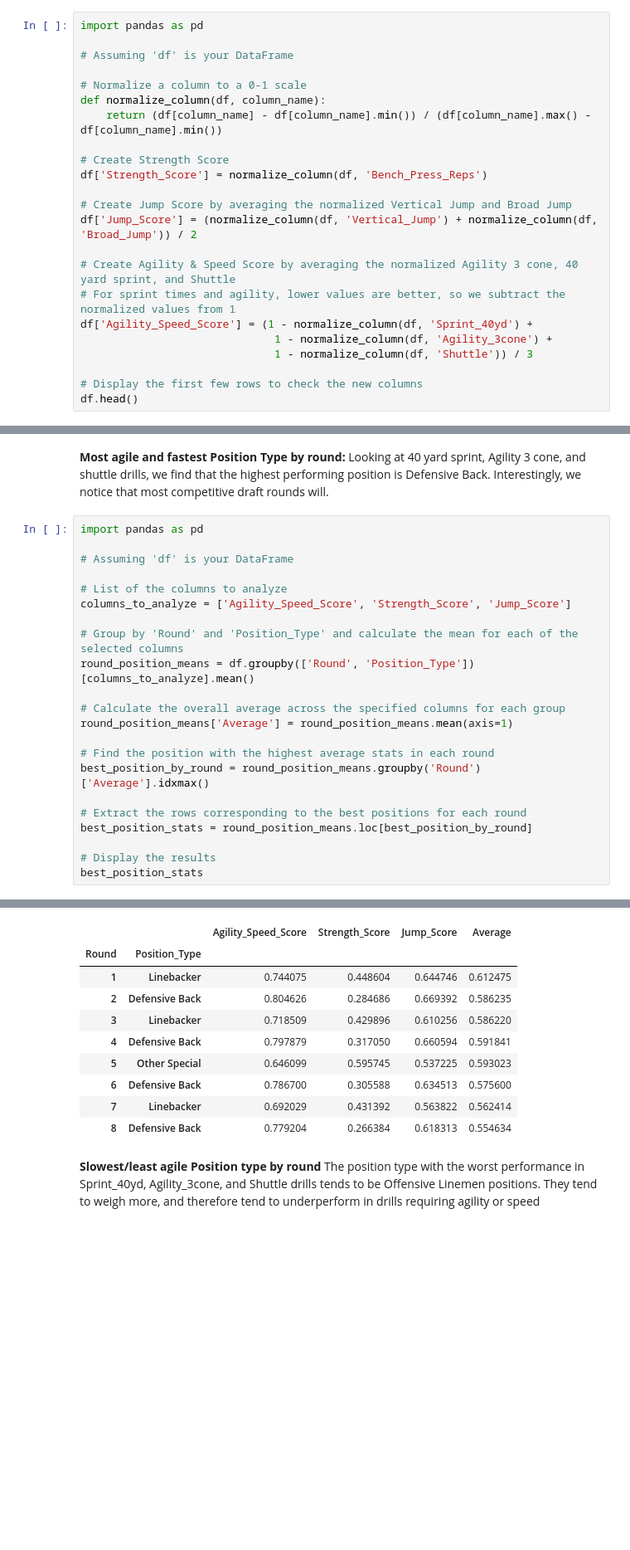
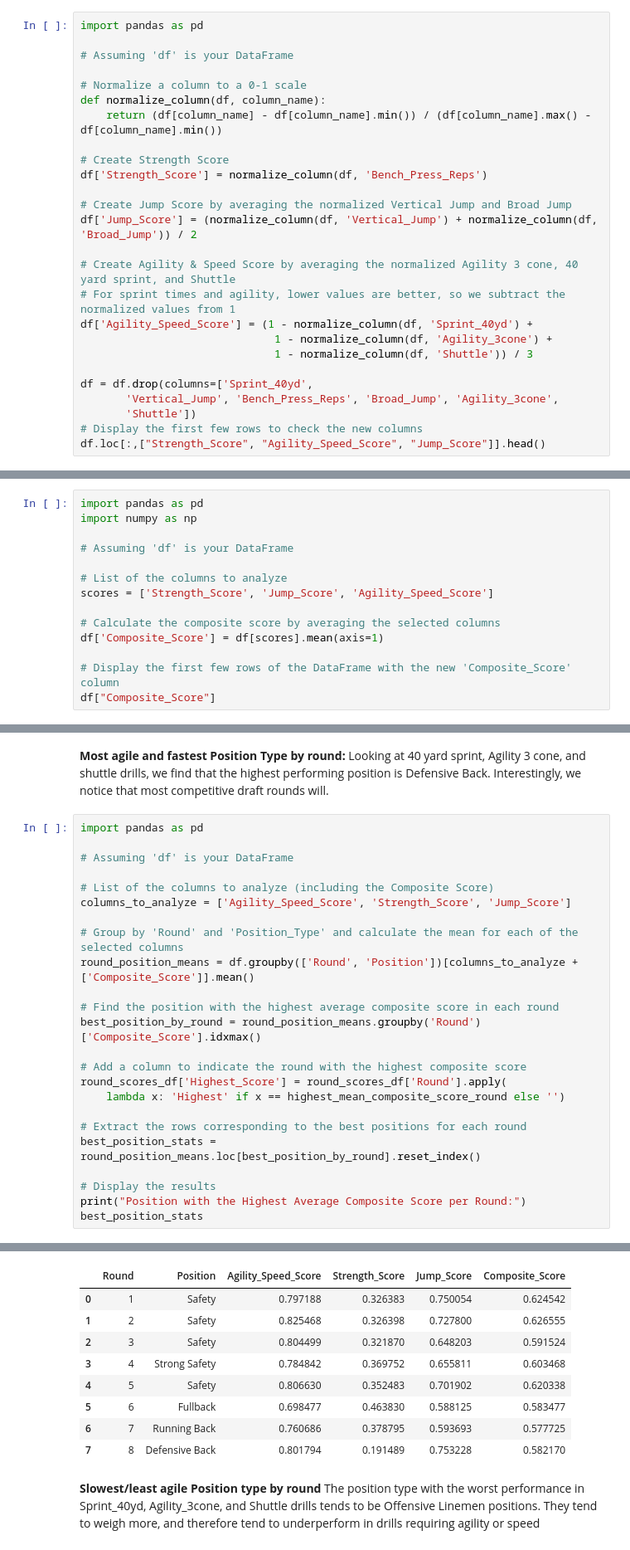
Before and after one commit to Gregcrooks75/NFL_analysis, a Jupyter notebook: NFL Project.ipynb, the cells around one changed output, grey strips where cells are left out. Shown at 83% size. Cells and saved outputs as stored; diff of their text form; blank space fills up the shorter version.

```diff
--- a/NFL Project.ipynb
+++ b/NFL Project.ipynb
@@ -736,6 +759,9 @@ df['Agility_Speed_Score'] = (1 - normalize_column(df, 'Sprint_40yd') +
                               1 - normalize_column(df, 'Agility_3cone') +
                               1 - normalize_column(df, 'Shuttle')) / 3
 
+df = df.drop(columns=['Sprint_40yd',
+       'Vertical_Jump', 'Bench_Press_Reps', 'Broad_Jump', 'Agility_3cone',
+       'Shuttle'])
 # Display the first few rows to check the new columns
-df.head()
+df.loc[:,["Strength_Score", "Agility_Speed_Score", "Jump_Score"]].head()
 # %% [output]
@@ -748,0 +776,14 @@ df.head()
+# %%
+import pandas as pd
+import numpy as np
+
+# Assuming 'df' is your DataFrame
+
+# List of the columns to analyze
+scores = ['Strength_Score', 'Jump_Score', 'Agility_Speed_Score']
+
+# Calculate the composite score by averaging the selected columns
+df['Composite_Score'] = df[scores].mean(axis=1)
+
+# Display the first few rows of the DataFrame with the new 'Composite_Score' column
+df["Composite_Score"]
@@ -817,21 +853,23 @@ import pandas as pd
 
 # Assuming 'df' is your DataFrame
 
-# List of the columns to analyze
+# List of the columns to analyze (including the Composite Score)
 columns_to_analyze = ['Agility_Speed_Score', 'Strength_Score', 'Jump_Score']
 
 # Group by 'Round' and 'Position_Type' and calculate the mean for each of the selected columns
-round_position_means = df.groupby(['Round', 'Position_Type'])[columns_to_analyze].mean()
+round_position_means = df.groupby(['Round', 'Position'])[columns_to_analyze + ['Composite_Score']].mean()
 
-# Calculate the overall average across the specified columns for each group
-round_position_means['Average'] = round_position_means.mean(axis=1)
+# Find the position with the highest average composite score in each round
+best_position_by_round = round_position_means.groupby('Round')['Composite_Score'].idxmax()
 
-# Find the position with the highest average stats in each round
-best_position_by_round = round_position_means.groupby('Round')['Average'].idxmax()
+# Add a column to indicate the round with the highest composite score
+round_scores_df['Highest_Score'] = round_scores_df['Round'].apply(
+    lambda x: 'Highest' if x == highest_mean_composite_score_round else '')
 
 # Extract the rows corresponding to the best positions for each round
-best_position_stats = round_position_means.loc[best_position_by_round]
+best_position_stats = round_position_means.loc[best_position_by_round].reset_index()
 
 # Display the results
+print("Position with the Highest Average Composite Score per Round:")
 best_position_stats
 # %% [output]
@@ -838,13 +877,12 @@ best_position_stats
-|  |  | Agility_Speed_Score | Strength_Score | Jump_Score | Average |
-| Round | Position_Type |  |  |  |  |
-| 1 | Linebacker | 0.744075 | 0.448604 | 0.644746 | 0.612475 |
-| 2 | Defensive Back | 0.804626 | 0.284686 | 0.669392 | 0.586235 |
-| 3 | Linebacker | 0.718509 | 0.429896 | 0.610256 | 0.586220 |
-| 4 | Defensive Back | 0.797879 | 0.317050 | 0.660594 | 0.591841 |
-| 5 | Other Special | 0.646099 | 0.595745 | 0.537225 | 0.593023 |
-| 6 | Defensive Back | 0.786700 | 0.305588 | 0.634513 | 0.575600 |
-| 7 | Linebacker | 0.692029 | 0.431392 | 0.563822 | 0.562414 |
-| 8 | Defensive Back | 0.779204 | 0.266384 | 0.618313 | 0.554634 |
+|  | Round | Position | Agility_Speed_Score | Strength_Score | Jump_Score | Composite_Score |
+| 0 | 1 | Safety | 0.797188 | 0.326383 | 0.750054 | 0.624542 |
+| 1 | 2 | Safety | 0.825468 | 0.326398 | 0.727800 | 0.626555 |
+| 2 | 3 | Safety | 0.804499 | 0.321870 | 0.648203 | 0.591524 |
+| 3 | 4 | Strong Safety | 0.784842 | 0.369752 | 0.655811 | 0.603468 |
+| 4 | 5 | Safety | 0.806630 | 0.352483 | 0.701902 | 0.620338 |
+| 5 | 6 | Fullback | 0.698477 | 0.463830 | 0.588125 | 0.583477 |
+| 6 | 7 | Running Back | 0.760686 | 0.378795 | 0.593693 | 0.577725 |
+| 7 | 8 | Defensive Back | 0.801794 | 0.191489 | 0.753228 | 0.582170 |
 # %% [markdown]
 <b> Slowest/least agile Position type by round</b> The position type with the worst performance in Sprint_40yd, Agility_3cone, and Shuttle drills tends to be Offensive Linemen positions. They tend to weigh more, and therefore tend to underperform in drills requiring agility or speed
 # %%
```
Also changed, not shown: parts of 118 cells of this notebook.
